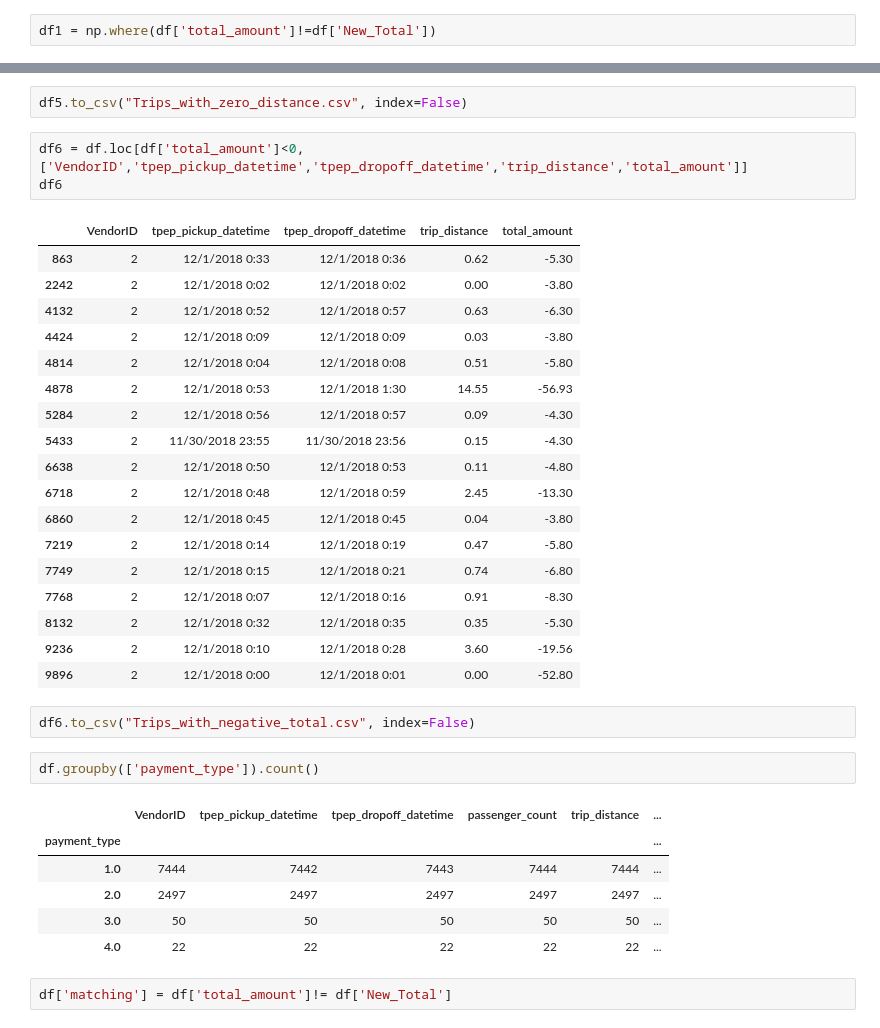
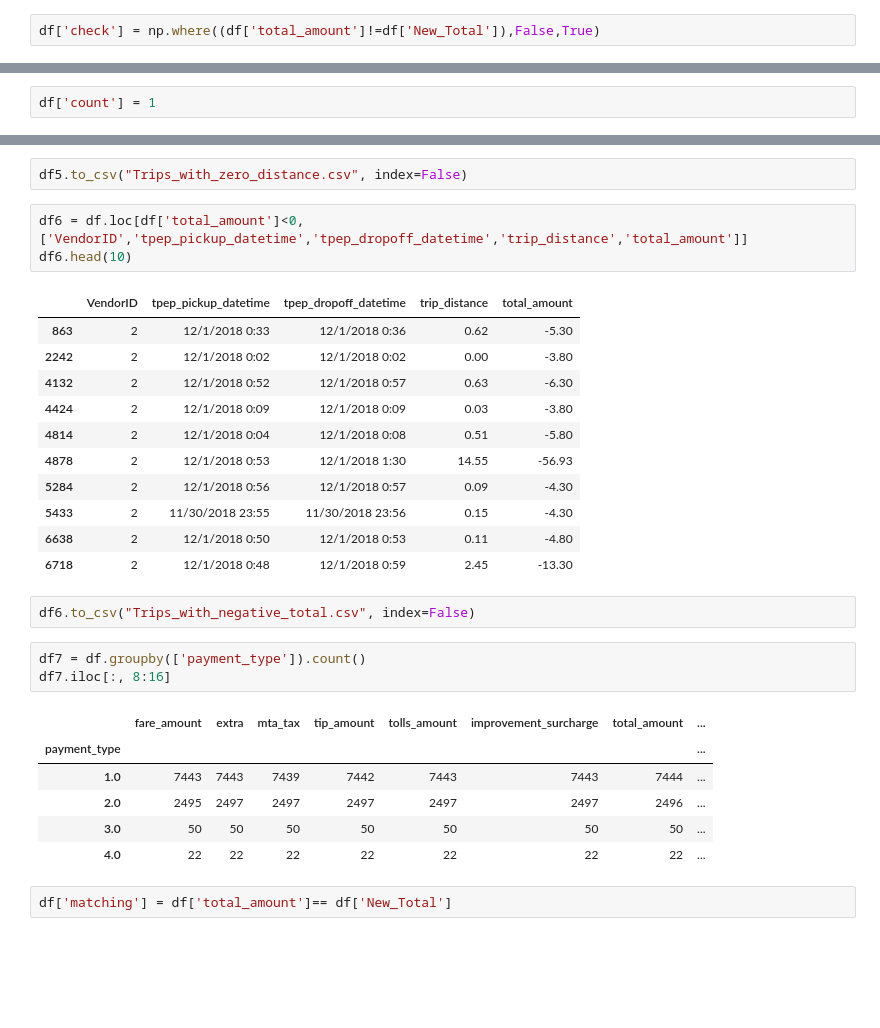
Before and after one commit to Salman-Shek/JupyterNotebook, a Jupyter notebook: taxidata/Taxi_Dataset.ipynb, the cells around one changed output, grey strips where cells are left out. Drawn from its saved outputs; the diff is of its cells as text; blank space fills up the shorter version.

```diff
--- a/taxidata/Taxi_Dataset.ipynb
+++ b/taxidata/Taxi_Dataset.ipynb
@@ -148,5 +120,5 @@ df1.head()
 # %%
 import numpy as np
 # %%
-df1 = np.where(df['total_amount']!=df['New_Total'])
+df['check'] = np.where((df['total_amount']!=df['New_Total']),False,True)
 # %%
@@ -178 +157,3 @@ df
+# %%
+df['count'] = 1
 # %%
@@ -254,39 +221,33 @@ df5
 df5.to_csv("Trips_with_zero_distance.csv", index=False)
 # %%
 df6 = df.loc[df['total_amount']<0, ['VendorID','tpep_pickup_datetime','tpep_dropoff_datetime','trip_distance','total_amount']]
-df6
+df6.head(10)
 # %% [output]
 |  | VendorID | tpep_pickup_datetime | tpep_dropoff_datetime | trip_distance | total_amount |
 | 863 | 2 | 12/1/2018 0:33 | 12/1/2018 0:36 | 0.62 | -5.30 |
 | 2242 | 2 | 12/1/2018 0:02 | 12/1/2018 0:02 | 0.00 | -3.80 |
 | 4132 | 2 | 12/1/2018 0:52 | 12/1/2018 0:57 | 0.63 | -6.30 |
 | 4424 | 2 | 12/1/2018 0:09 | 12/1/2018 0:09 | 0.03 | -3.80 |
 | 4814 | 2 | 12/1/2018 0:04 | 12/1/2018 0:08 | 0.51 | -5.80 |
 | 4878 | 2 | 12/1/2018 0:53 | 12/1/2018 1:30 | 14.55 | -56.93 |
 | 5284 | 2 | 12/1/2018 0:56 | 12/1/2018 0:57 | 0.09 | -4.30 |
 | 5433 | 2 | 11/30/2018 23:55 | 11/30/2018 23:56 | 0.15 | -4.30 |
 | 6638 | 2 | 12/1/2018 0:50 | 12/1/2018 0:53 | 0.11 | -4.80 |
 | 6718 | 2 | 12/1/2018 0:48 | 12/1/2018 0:59 | 2.45 | -13.30 |
-| 6860 | 2 | 12/1/2018 0:45 | 12/1/2018 0:45 | 0.04 | -3.80 |
-| 7219 | 2 | 12/1/2018 0:14 | 12/1/2018 0:19 | 0.47 | -5.80 |
-| 7749 | 2 | 12/1/2018 0:15 | 12/1/2018 0:21 | 0.74 | -6.80 |
-| 7768 | 2 | 12/1/2018 0:07 | 12/1/2018 0:16 | 0.91 | -8.30 |
-| 8132 | 2 | 12/1/2018 0:32 | 12/1/2018 0:35 | 0.35 | -5.30 |
-| 9236 | 2 | 12/1/2018 0:10 | 12/1/2018 0:28 | 3.60 | -19.56 |
-| 9896 | 2 | 12/1/2018 0:00 | 12/1/2018 0:01 | 0.00 | -52.80 |
 # %%
 df6.to_csv("Trips_with_negative_total.csv", index=False)
 # %%
-df.groupby(['payment_type']).count()
+df7 = df.groupby(['payment_type']).count()
+df7.iloc[:, 8:16]
 # %% [output]
-|  | VendorID | tpep_pickup_datetime | tpep_dropoff_datetime | passenger_count | trip_distance | ... |
-| payment_type |  |  |  |  |  | ... |
-| 1.0 | 7444 | 7442 | 7443 | 7444 | 7444 | ... |
-| 2.0 | 2497 | 2497 | 2497 | 2497 | 2497 | ... |
-| 3.0 | 50 | 50 | 50 | 50 | 50 | ... |
-| 4.0 | 22 | 22 | 22 | 22 | 22 | ... |
+|  | fare_amount | extra | mta_tax | tip_amount | tolls_amount | improvement_surcharge | total_amount | ... |
+| payment_type |  |  |  |  |  |  |  | ... |
+| 1.0 | 7443 | 7443 | 7439 | 7442 | 7443 | 7443 | 7444 | ... |
+| 2.0 | 2495 | 2497 | 2497 | 2497 | 2497 | 2497 | 2496 | ... |
+| 3.0 | 50 | 50 | 50 | 50 | 50 | 50 | 50 | ... |
+| 4.0 | 22 | 22 | 22 | 22 | 22 | 22 | 22 | ... |
 # %%
-df['matching'] = df['total_amount']!= df['New_Total']
+df['matching'] = df['total_amount']== df['New_Total']
 # %%
 df
 # %% [output]
```
Also changed, not shown: parts of 16 cells of this notebook.
